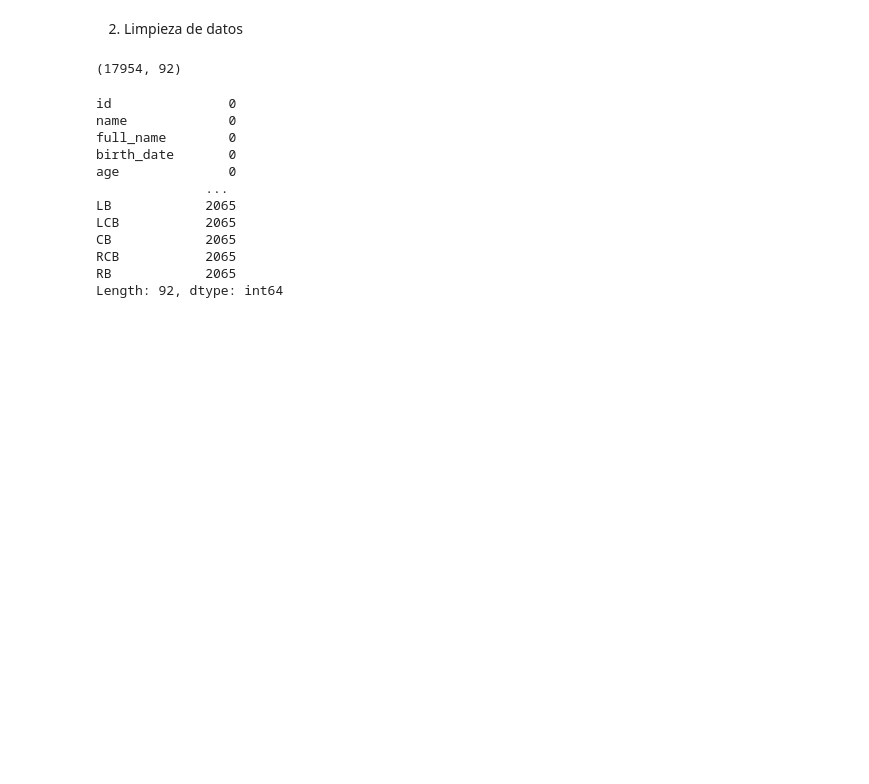
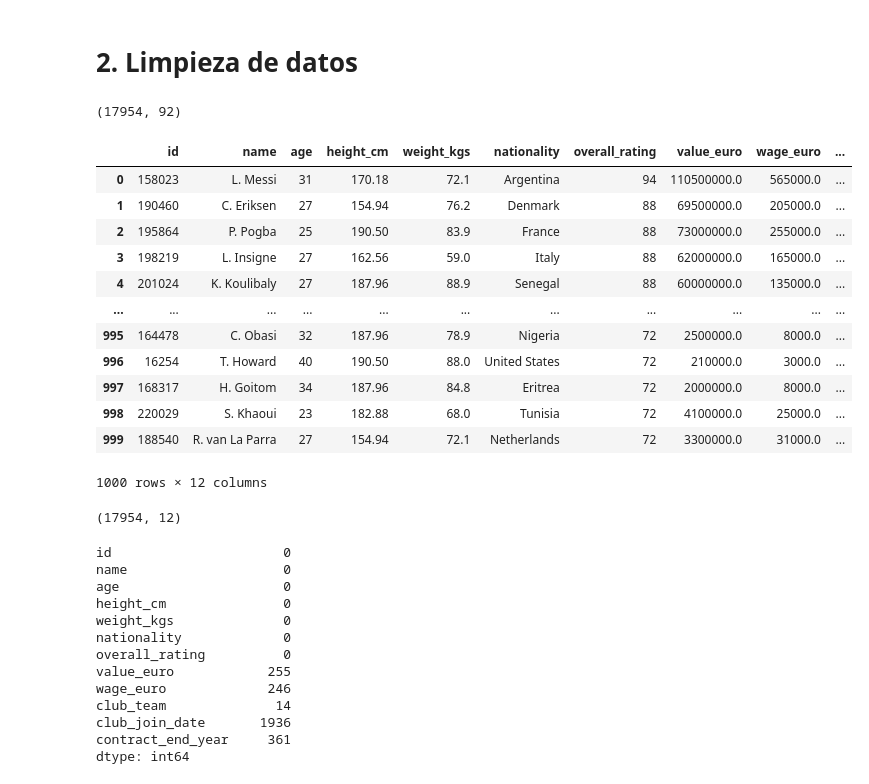
Before and after one commit to CesarSandoval714/Mineria-de-datos-CSVUEFA, a Jupyter notebook: FIFA_players_Ranking_.ipynb, the cells around one changed output. Saved outputs shown, nothing was run; the diff lists cells and outputs as text; code cells hidden in the pictures; blank space fills up the shorter version.

```diff
--- a/FIFA_players_Ranking_.ipynb
+++ b/FIFA_players_Ranking_.ipynb
@@ -44,21 +57,45 @@ df.head(1000)
 # %% [markdown]
-2. Limpieza de datos
+# 2. Limpieza de datos
+# %%
+df.shape
+# %% [output]
+(17954, 92)
+# %%
+#se eliminan columnas irrelavantes
+
+df = df.drop(columns = ['national_team','national_rating','full_name','positions','potential','sliding_tackle','birth_date','preferred_foot', 'international_reputation(1-5)','weak_foot(1-5)','skill_moves(1-5)','work_rate','body_type','release_clause_euro','club_rating','club_position','club_jersey_number','national_team_position','national_jersey_number','crossing','finishing','heading_accuracy','short_passing','volleys','dribbling','curve','freekick_accuracy','long_passing','ball_control','acceleration','sprint_speed','agility','reactions','balance','shot_power','jumping','stamina','strength','long_shots','aggression','interceptions','positioning','vision','penalties','composure','marking','standing_tackle','GK_diving','GK_handling','GK_kicking','GK_positioning','GK_reflexes','tags','traits','LS','ST','RS','LW','LF','CF','RF','RW','LAM','CAM','RAM','LM','LCM','CM','RCM','RM','LWB','LDM','CDM','RDM','RWB','LB','LCB','CB','RCB','RB'])
+df.head(1000)
+# %% [output]
+|  | id | name | age | height_cm | weight_kgs | nationality | overall_rating | value_euro | wage_euro | ... |
+| 0 | 158023 | L. Messi | 31 | 170.18 | 72.1 | Argentina | 94 | 110500000.0 | 565000.0 | ... |
+| 1 | 190460 | C. Eriksen | 27 | 154.94 | 76.2 | Denmark | 88 | 69500000.0 | 205000.0 | ... |
+| 2 | 195864 | P. Pogba | 25 | 190.50 | 83.9 | France | 88 | 73000000.0 | 255000.0 | ... |
+| 3 | 198219 | L. Insigne | 27 | 162.56 | 59.0 | Italy | 88 | 62000000.0 | 165000.0 | ... |
+| 4 | 201024 | K. Koulibaly | 27 | 187.96 | 88.9 | Senegal | 88 | 60000000.0 | 135000.0 | ... |
+| ... | ... | ... | ... | ... | ... | ... | ... | ... | ... | ... |
+| 995 | 164478 | C. Obasi | 32 | 187.96 | 78.9 | Nigeria | 72 | 2500000.0 | 8000.0 | ... |
+| 996 | 16254 | T. Howard | 40 | 190.50 | 88.0 | United States | 72 | 210000.0 | 3000.0 | ... |
+| 997 | 168317 | H. Goitom | 34 | 187.96 | 84.8 | Eritrea | 72 | 2000000.0 | 8000.0 | ... |
+| 998 | 220029 | S. Khaoui | 23 | 182.88 | 68.0 | Tunisia | 72 | 4100000.0 | 25000.0 | ... |
+| 999 | 188540 | R. van La Parra | 27 | 154.94 | 72.1 | Netherlands | 72 | 3300000.0 | 31000.0 | ... |
+1000 rows × 12 columns
 # %%
 df.shape
 # %% [output]
-(17954, 92)
+(17954, 12)
 # %%
 df.isna().sum()
 # %% [output]
-id               0
-name             0
-full_name        0
-birth_date       0
-age              0
-              ...
-LB            2065
-LCB           2065
-CB            2065
-RCB           2065
-RB            2065
-Length: 92, dtype: int64
+id                      0
+name                    0
+age                     0
+height_cm               0
+weight_kgs              0
+nationality             0
+overall_rating          0
+value_euro            255
+wage_euro             246
+club_team              14
+club_join_date       1936
+contract_end_year     361
+dtype: int64
```
Also changed, not shown: parts of 25 cells of this notebook.
